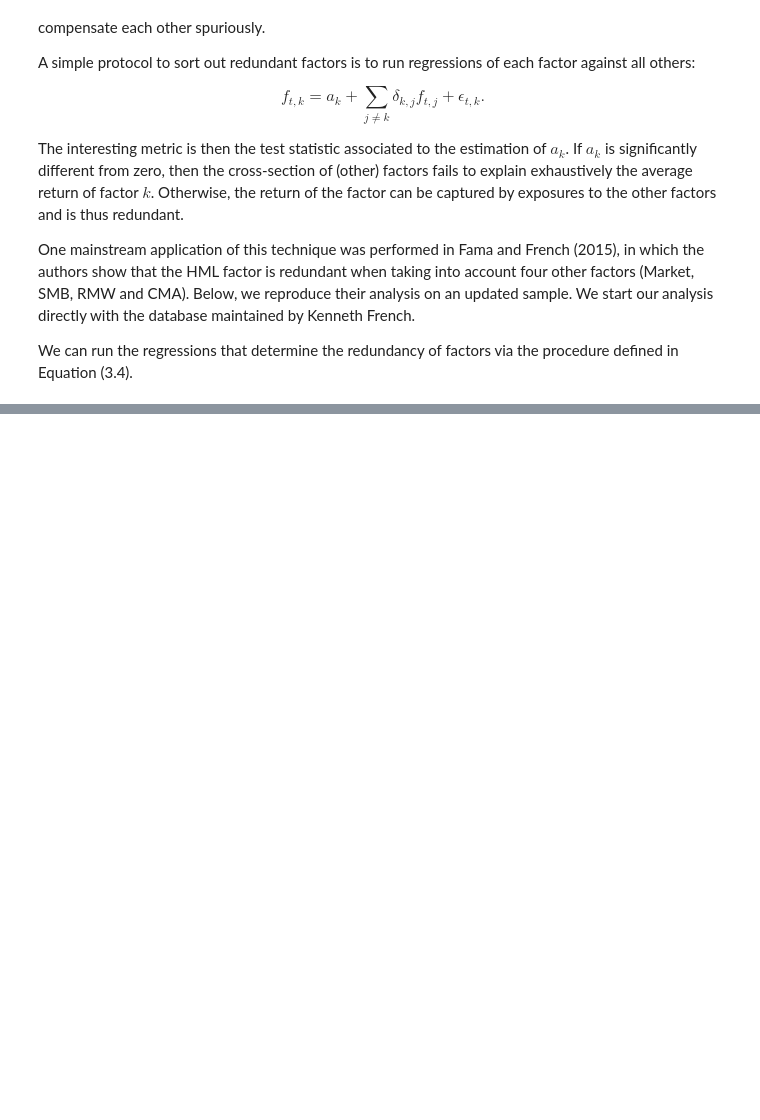
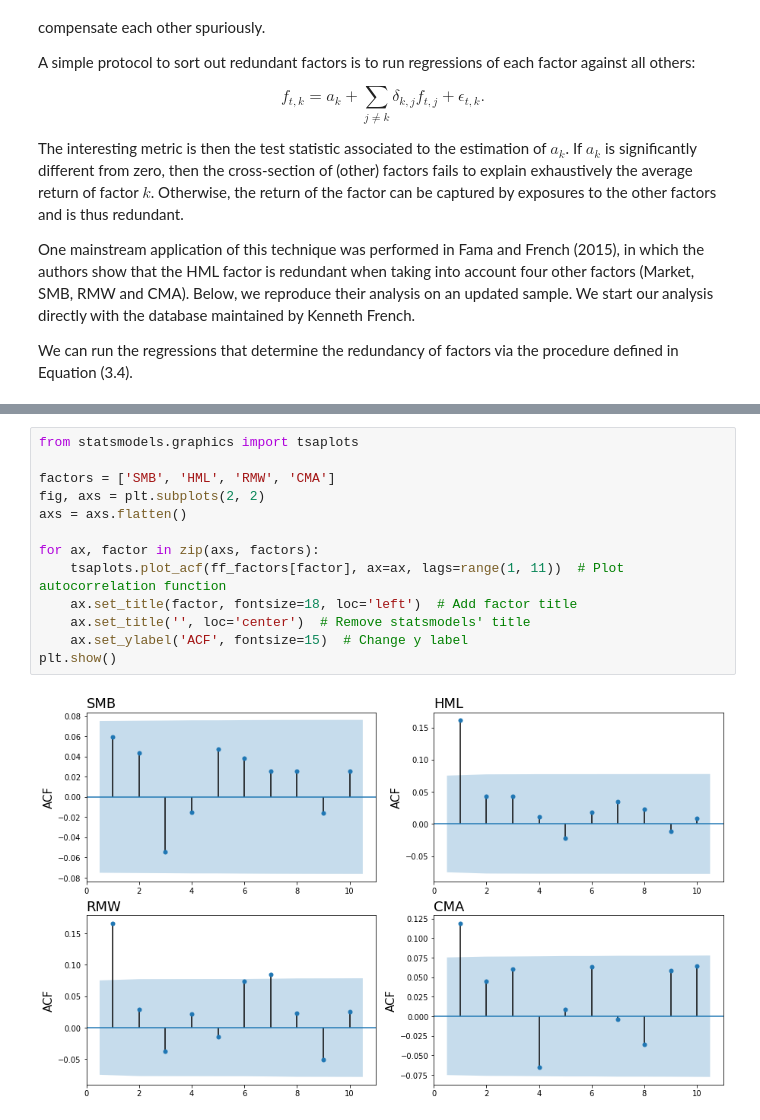
Before and after one commit to ryansdowning/python_mlfactor, a Jupyter notebook: notebooks/Chapter_3_Factor_investing_and_asset_pricing_anomalies.ipynb, the cells around one changed output, grey strips where cells are left out. Drawn from its saved outputs; the diff is of its cells as text; blank space fills up the shorter version.

```diff
--- a/notebooks/Chapter_3_Factor_investing_and_asset_pricing_anomalies.ipynb
+++ b/notebooks/Chapter_3_Factor_investing_and_asset_pricing_anomalies.ipynb
@@ -367,0 +488,15 @@ We can run the regressions that determine the redundancy of factors via the proc
+# %%
+from statsmodels.graphics import tsaplots
+
+factors = ['SMB', 'HML', 'RMW', 'CMA']
+fig, axs = plt.subplots(2, 2)
+axs = axs.flatten()
+
+for ax, factor in zip(axs, factors):
+    tsaplots.plot_acf(ff_factors[factor], ax=ax, lags=range(1, 11))  # Plot autocorrelation function
+    ax.set_title(factor, fontsize=18, loc='left')  # Add factor title
+    ax.set_title('', loc='center')  # Remove statsmodels' title
+    ax.set_ylabel('ACF', fontsize=15)  # Change y label
+plt.show()
+# %% [output]
+[figure, added]
```
Also changed, not shown: parts of 15 cells of this notebook.
